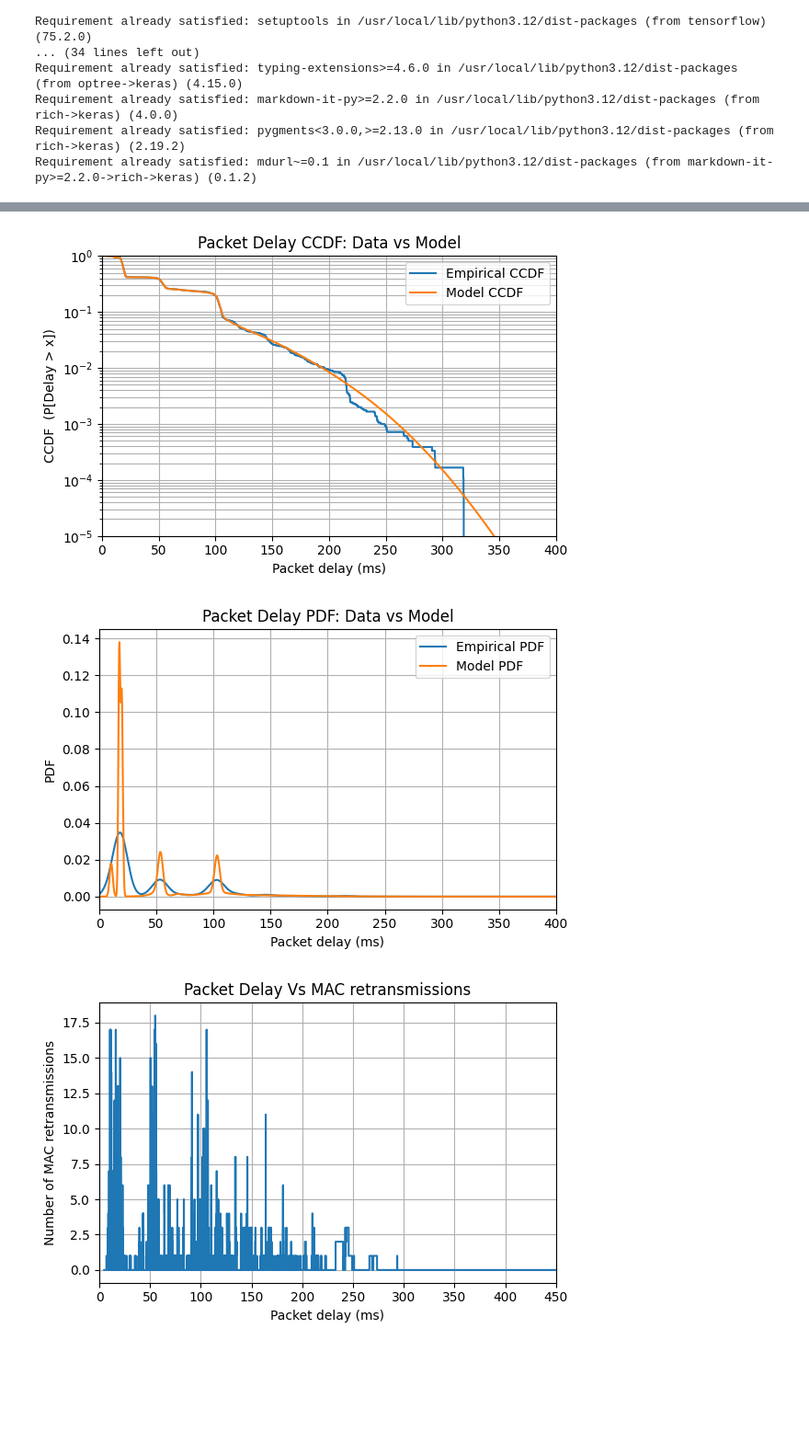
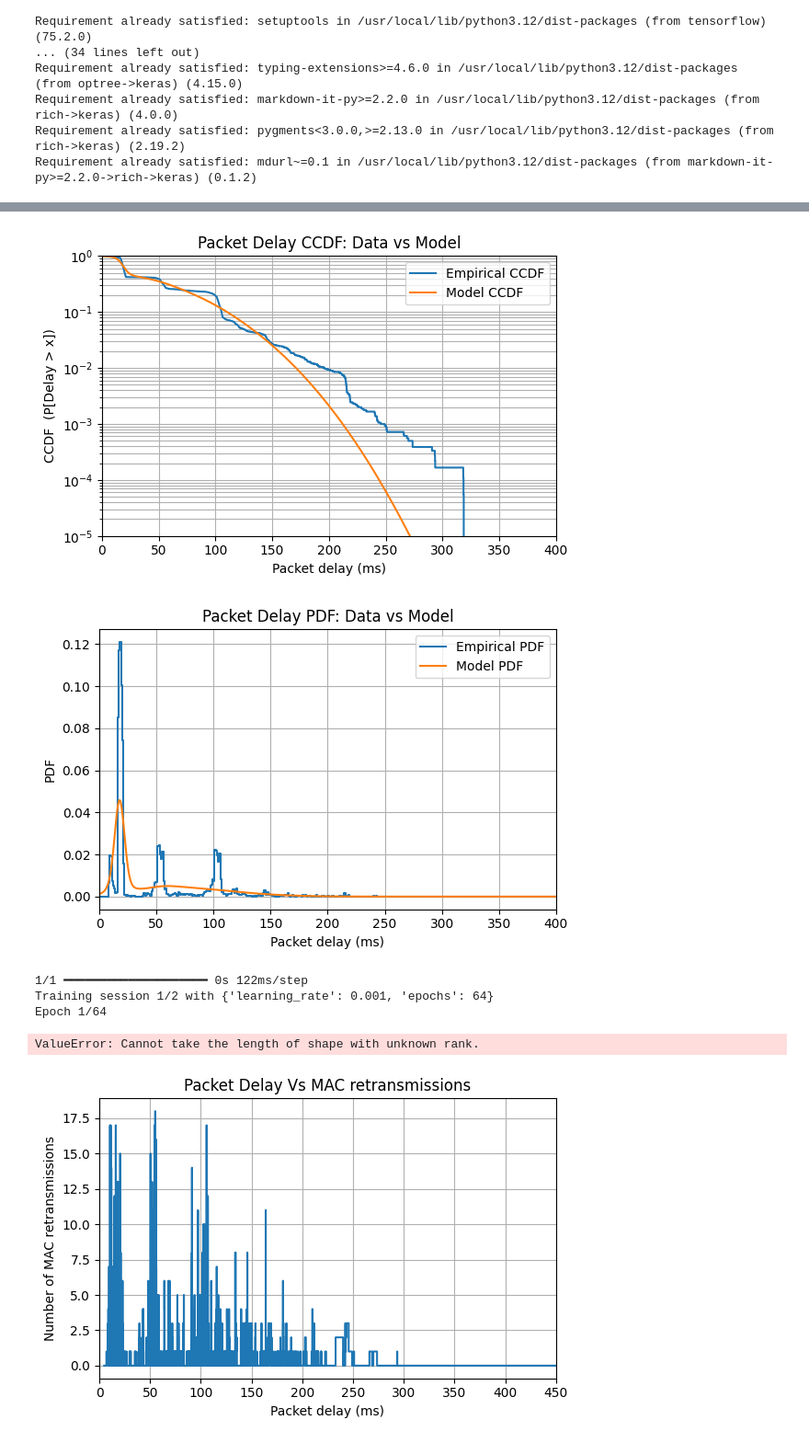
Before and after one commit to KTH-EXPECA/summer-school-2025, a Jupyter notebook: part1.ipynb, the cells around one changed output, grey strips where cells are left out. Shown at 92% size. Drawn from its saved outputs; the diff is of its cells as text; code cells hidden in the pictures; blank space fills up the shorter version.

```diff
--- a/part1.ipynb
+++ b/part1.ipynb
@@ -821,15 +827,16 @@ y_std  = float(Y.std() + 1e-8)   # avoid divide-by-zero
 Yz = (Y - y_mean) / y_std
 
 training_rounds = [
-    {"learning_rate": 0.001, "epochs": 64}
+    {"learning_rate": 0.001, "epochs": 64},
+    {"learning_rate": 0.0005, "epochs": 64}
 ]
 
 # Ensure shapes are (N,1)
 Xz = np.zeros((len(Yz), 1))
 Yz = np.asarray(Yz).reshape(-1, 1)
 
-# pick 1000 random indices without replacement
-n_samples = 1000
+# pick a number of training samples
+n_samples = 500
 idx = np.random.choice(len(Yz), size=n_samples, replace=False)
 
 X_sub = Xz[idx]
@@ -842,8 +849,8 @@ for i, rp in enumerate(training_rounds, 1):
         loss=model.loss,
     )
     model.training_model.fit(
-        x=[Xz, Yz],
-        y=Yz,
+        x=[X_sub, Y_sub],
+        y=Y_sub,
         batch_size=batch_size,   # <— use this, not steps_per_epoch
         epochs=rp["epochs"],
         verbose=1,               # <— see logs
@@ -880,8 +887,8 @@ def plot_ccdf_pdf_with_model(
     batch_size: int = 2048,
     y_mean: float | None = None,
     y_std: float | None = None,
-    pdf_bins: int = 80,
-    use_kde: bool = True,
+    pdf_bins: int = 400,
+    use_kde: bool = False,
 ):
     """
     delays_ms : 1D array of delays (ms)
@@ -964,32 +971,32 @@ def plot_ccdf_pdf_with_model(
     plt.show()
 
     # PDF
     plt.figure(figsize=(6, 4))
     # empirical (step if hist; line if KDE)
     if len(emp_x_pdf) == len(grid_y):
         plt.plot(emp_x_pdf, emp_pdf, label='Empirical PDF')
     else:
         plt.step(emp_x_pdf, emp_pdf, where='mid', label='Empirical PDF')
     # model
     plt.plot(grid_y, pdf_m, label='Model PDF')
     plt.xlim(0, max_x)
     plt.xlabel('Packet delay (ms)')
     plt.ylabel('PDF')
     plt.title('Packet Delay PDF: Data vs Model')
     plt.grid(True, which='both')
     plt.legend()
     plt.tight_layout()
     plt.show()
 
 
 # Empirical delays array you already computed
 # delays = df['packet_delay_ms'].to_numpy()
 
 # If you trained on raw ms:
 #plot_ccdf_pdf_with_model(delays_ms=delays, model=model, max_x=400)
 
 # If you trained on standardized targets:
 plot_ccdf_pdf_with_model(delays, model, 400, y_mean=y_mean, y_std=y_std)
 # %% [output]
-[figure, old version]
+[figure, new version]
-[figure, old version]
+[figure, new version]
@@ -996,3 +1626,38 @@ plot_ccdf_pdf_with_model(delays, model, 400, y_mean=y_mean, y_std=y_std)
+# %%
+keras.backend.clear_session()
+
+gmevm_model = AppendixEVM(bulk_params=model.get_parameters())
+batch_size = 32
+
+X_sub = np.asarray(X_sub, dtype=np.float64).reshape(-1, 1)
+Y_sub = np.asarray(Y_sub, dtype=np.float64).reshape(-1, 1)
+assert X_sub.ndim == 2 and X_sub.shape[1] == 1
+assert Y_sub.ndim == 2 and Y_sub.shape[1] == 1
+
+training_rounds = [
+    {"learning_rate": 0.001, "epochs": 64},
+    {"learning_rate": 0.0005, "epochs": 64}
+]
+
+for i, rp in enumerate(training_rounds, 1):
+    print(f"Training session {i}/{len(training_rounds)} with {rp}")
+    gmevm_model.training_model.compile(
+        optimizer=tf.keras.optimizers.Adam(learning_rate=rp["learning_rate"]),
+        loss=gmevm_model.loss,
+    )
+    gmevm_model.training_model.fit(
+        x=[X_sub, Y_sub],
+        y=Y_sub,
+        batch_size=batch_size,   # <— use this, not steps_per_epoch
+        epochs=rp["epochs"],
+        verbose=1,               # <— see logs
+        shuffle=True,
+    )
+# %% [output]
+1/1 ━━━━━━━━━━━━━━━━━━━━ 0s 122ms/step
+Training session 1/2 with {'learning_rate': 0.001, 'epochs': 64}
+Epoch 1/64
+ValueError: Cannot take the length of shape with unknown rank.
 # %%
 # Get the no of mac retransmissions
 mretx = df['mretx'].tolist()
```
Also changed, not shown: parts of 3 cells of this notebook.
